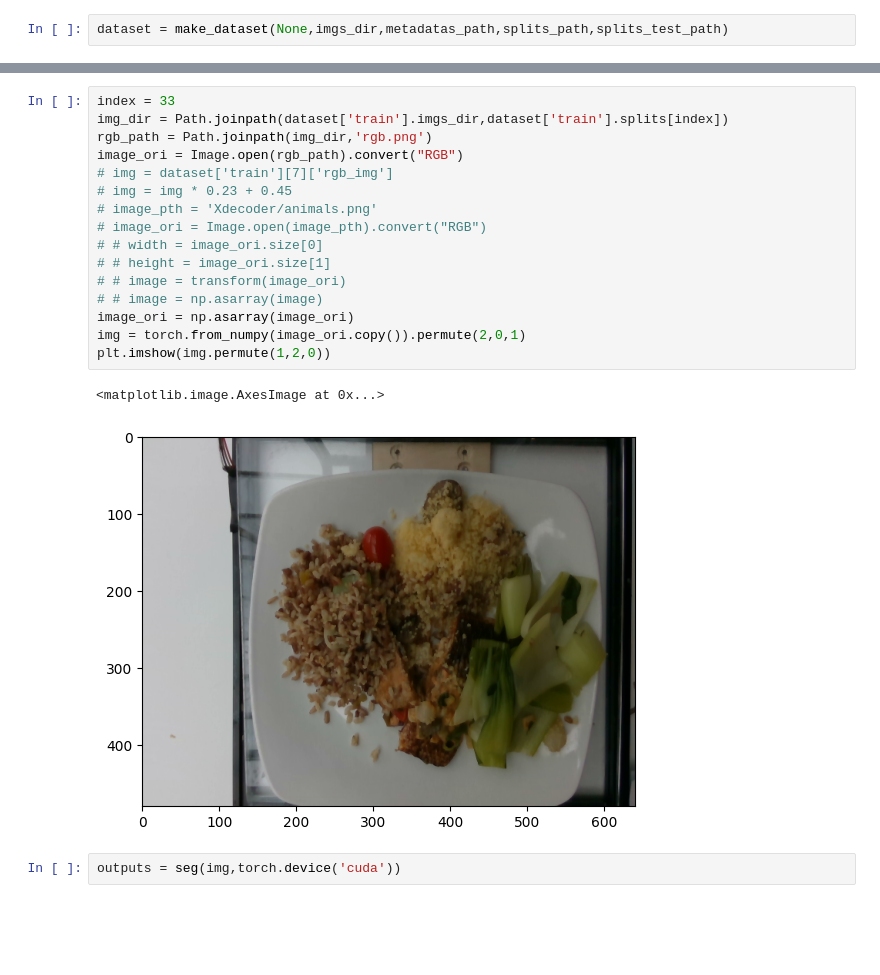
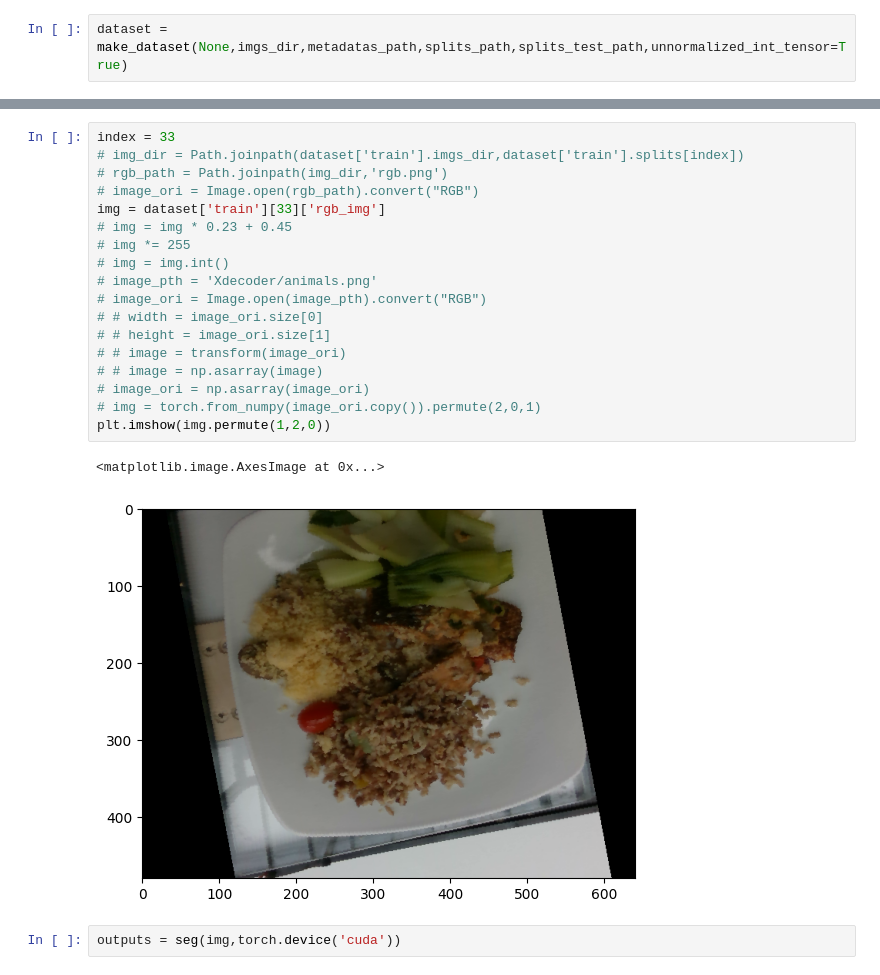
Before and after one commit to Oatsty/nutrition5k, a Jupyter notebook: bar.ipynb, the cells around one changed output, grey strips where cells are left out. Saved outputs shown, nothing was run; the diff lists cells and outputs as text; blank space fills up the shorter version.

```diff
--- a/bar.ipynb
+++ b/bar.ipynb
@@ -23,4 +23,4 @@ splits_path = '/srv/datasets2/nutrition5k_dataset/dish_ids/splits/depth_train_id
 splits_test_path = '/srv/datasets2/nutrition5k_dataset/dish_ids/splits/depth_test_ids.txt'
 splits =  [line.rstrip() for line in open(splits_path,'r').readlines()]
 # %%
-dataset = make_dataset(None,imgs_dir,metadatas_path,splits_path,splits_test_path)
+dataset = make_dataset(None,imgs_dir,metadatas_path,splits_path,splits_test_path,unnormalized_int_tensor=True)
@@ -43,23 +132,25 @@ namespace(name='demo',
           thing_dataset_id_to_contiguous_id={0: 0})
 # %%
 index = 33
-img_dir = Path.joinpath(dataset['train'].imgs_dir,dataset['train'].splits[index])
-rgb_path = Path.joinpath(img_dir,'rgb.png')
-image_ori = Image.open(rgb_path).convert("RGB")
-# img = dataset['train'][7]['rgb_img']
+# img_dir = Path.joinpath(dataset['train'].imgs_dir,dataset['train'].splits[index])
+# rgb_path = Path.joinpath(img_dir,'rgb.png')
+# image_ori = Image.open(rgb_path).convert("RGB")
+img = dataset['train'][33]['rgb_img']
 # img = img * 0.23 + 0.45
+# img *= 255
+# img = img.int()
 # image_pth = 'Xdecoder/animals.png'
 # image_ori = Image.open(image_pth).convert("RGB")
 # # width = image_ori.size[0]
 # # height = image_ori.size[1]
 # # image = transform(image_ori)
 # # image = np.asarray(image)
-image_ori = np.asarray(image_ori)
-img = torch.from_numpy(image_ori.copy()).permute(2,0,1)
+# image_ori = np.asarray(image_ori)
+# img = torch.from_numpy(image_ori.copy()).permute(2,0,1)
 plt.imshow(img.permute(1,2,0))
 # %% [output]
 <matplotlib.image.AxesImage at 0x...>
-[figure, old version]
+[figure, new version]
 # %%
 outputs = seg(img,torch.device('cuda'))
 # %% [output]
```
Also changed, not shown: parts of 10 cells of this notebook, 19 other files.
